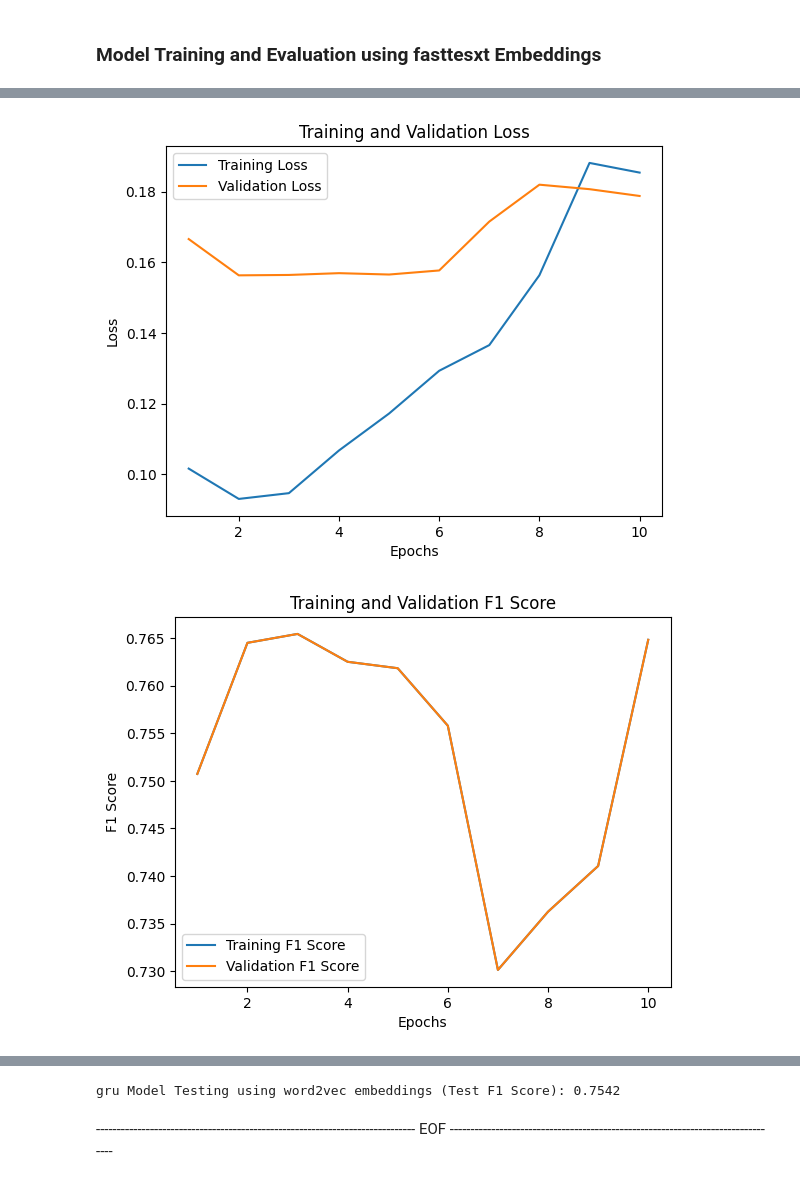
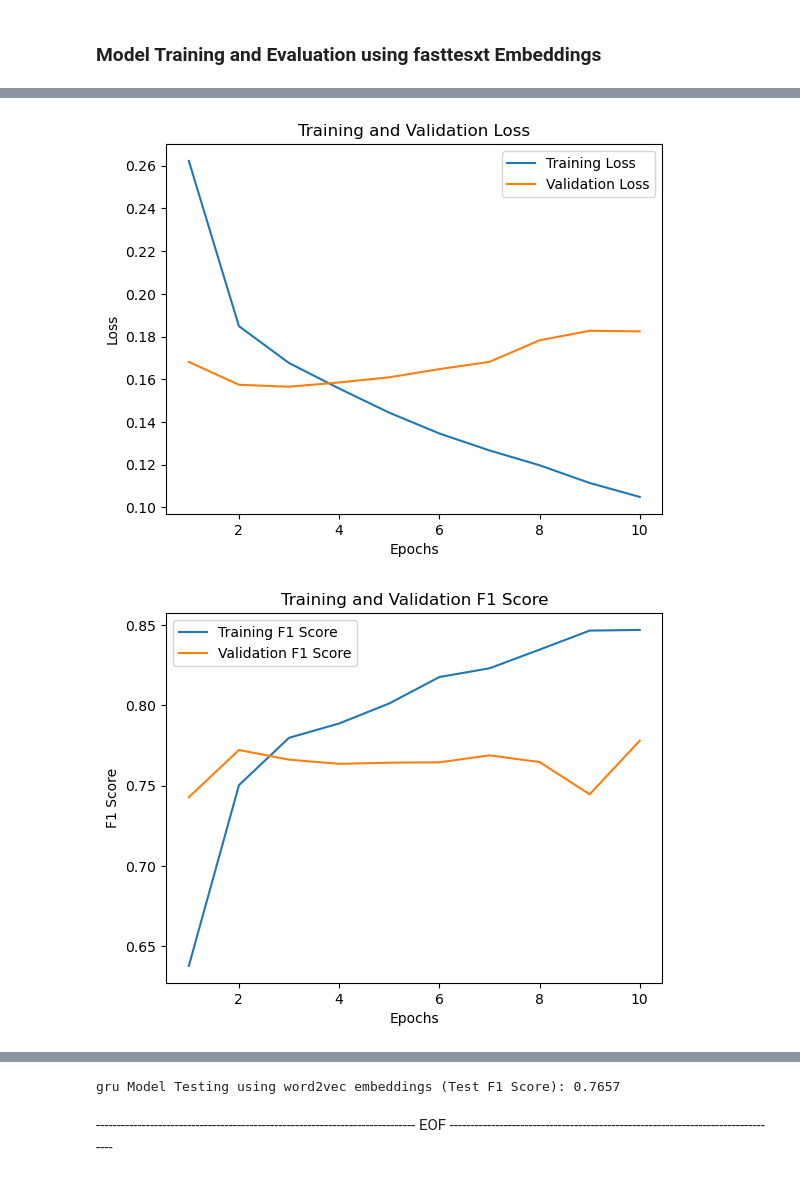
Before and after one commit to Arjun-93/NLPAssignments, a Jupyter notebook: Assignment2/Task2/src/Task2_part2.ipynb, the cells around one changed output, grey strips where cells are left out. Drawn from its saved outputs; the diff is of its cells as text; code cells hidden in the pictures.

```diff
--- a/Assignment2/Task2/src/Task2_part2.ipynb
+++ b/Assignment2/Task2/src/Task2_part2.ipynb
@@ -110,33 +109,38 @@ def train_model(model, train_data, val_data, criterion, optimizer, num_epochs=10
     train_f1_scores = []
     val_f1_scores = []
 
+    # Training loop
     for epoch in range(num_epochs):
         model.train()
+        train_loss = 0.0
+        predictions_train = []
+        true_labels_train = []
+
         for inputs, labels in train_data:
-            # print(inputs.shape)
             optimizer.zero_grad()
             inputs = inputs.unsqueeze(0)
-
             outputs = model(inputs)
-            # print(outputs.shape)
-            # print(labels.dtype)
-            # print(type(outputs), type(inputs), type(labels))
-
             outputs = outputs.to(torch.float)
             labels = torch.tensor(labels, dtype=torch.long)
-            # print(outputs.shape, labels.shape)
             loss = criterion(outputs.view(-1, output_size), labels)
             loss.backward()
             optimizer.step()
+
+            # Keep track of training set predictions and true labels
+            _, predicted_train = torch.max(outputs, 2)
+            predictions_train.extend(predicted_train.view(-1).cpu().numpy())
+            true_labels_train.extend(labels.view(-1).cpu().numpy())
+
+            train_loss += loss.item()
 
         # Validation
         model.eval()
         val_loss = 0.0
         predictions = []
         true_labels = []
+
         with torch.no_grad():
             for inputs, labels in val_data:
-                # Add a batch dimension to the inputs
                 inputs = inputs.unsqueeze(0)
                 outputs = model(inputs)
                 labels = torch.tensor(labels, dtype=torch.long)
@@ -146,16 +150,16 @@ def train_model(model, train_data, val_data, criterion, optimizer, num_epochs=10
                 true_labels.extend(labels.view(-1).cpu().numpy())
 
         val_loss /= len(val_data)
-        train_losses.append(loss.item())
+        train_losses.append(train_loss / len(train_data))
         val_losses.append(val_loss)
 
         # Calculate F1 scores
-        train_f1 = f1_score(true_labels, predictions, average='macro')
+        train_f1 = f1_score(true_labels_train, predictions_train, average='macro')
         val_f1 = f1_score(true_labels, predictions, average='macro')
         train_f1_scores.append(train_f1)
         val_f1_scores.append(val_f1)
 
-        print(f'Epoch {epoch + 1}/{num_epochs}, Validation Loss: {val_loss:.4f}, Validation F1 Score: {val_f1:.4f}, Train Loss: {loss.item():.4f}, Train F1 Score: {train_f1:.4f}.....')
+        print(f'Epoch {epoch + 1}/{num_epochs}, Validation Loss: {val_loss:.4f}, Validation F1 Score: {val_f1:.4f}, Train Loss: {train_loss / len(train_data):.4f}, Train F1 Score: {train_f1:.4f}.....')
 
     # Function to plot loss
     def plot_loss(train_losses, val_losses):
@@ -289,7 +290,7 @@ learning_rate = 0.001
 num_epochs = 10
 
 for model_name, model_class in models.items():
-    print(f'\nTraining {model_name} model with word2vec embeddings:')
+    print(f'\nTraining {model_name} model with glove embeddings:')
     model = model_class(input_size, hidden_size, output_size)
     optimizer = optim.Adam(model.parameters(), lr=0.001)
     criterion = nn.CrossEntropyLoss()
@@ -300,5 +301,5 @@ for model_name, model_class in models.items():
     print(f'{model_name} Model Testing using word2vec embeddings (Test F1 Score): {test_f1_score:.4f}')
 
     # Save the trained model
-    torch.save(model.state_dict(), f'{model_name}_word2vec_model.pth')
+    torch.save(model.state_dict(), f'{model_name}_glove_model.pth')
 # %% [output]
@@ -367,7 +368,7 @@ learning_rate = 0.001
 num_epochs = 10
 
 for model_name, model_class in models.items():
-    print(f'\nTraining {model_name} model with word2vec embeddings:')
+    print(f'\nTraining {model_name} model with fasttext embeddings:')
     model = model_class(input_size, hidden_size, output_size)
     optimizer = optim.Adam(model.parameters(), lr=0.001)
     criterion = nn.CrossEntropyLoss()
@@ -378,5 +379,5 @@ for model_name, model_class in models.items():
     print(f'{model_name} Model Testing using word2vec embeddings (Test F1 Score): {test_f1_score:.4f}')
 
     # Save the trained model
-    torch.save(model.state_dict(), f'{model_name}_word2vec_model.pth')
+    torch.save(model.state_dict(), f'{model_name}_fasttext_model.pth')
 # %% [output]
@@ -394,2 +395,2 @@ Epoch 10/10, Validation Loss: 0.1788, Validation F1 Score: 0.7648, Train Loss: 0
-[figure, old version]
+[figure, new version]
-[figure, old version]
+[figure, new version]
@@ -426,3 +427,3 @@ Epoch 10/10, Validation Loss: 0.2107, Validation F1 Score: 0.7795, Train Loss: 0
-gru Model Testing using word2vec embeddings (Test F1 Score): 0.7542
+gru Model Testing using word2vec embeddings (Test F1 Score): 0.7657
 # %% [markdown]
 ----------------------------------------------------------------------------- EOF --------------------------------------------------------------------------------
```
Also changed, not shown: parts of 6 cells of this notebook, 10 other files.
